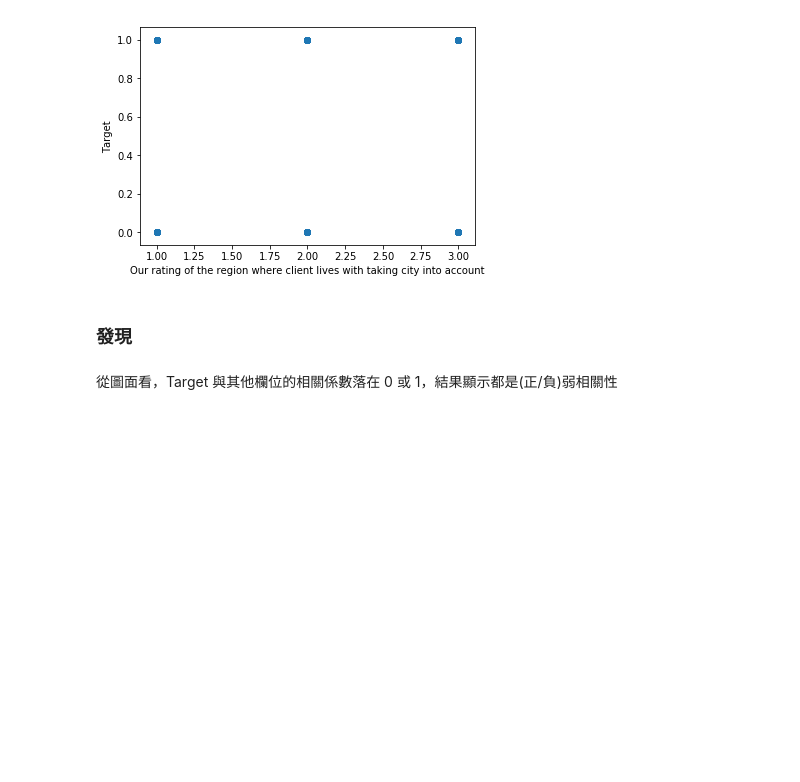
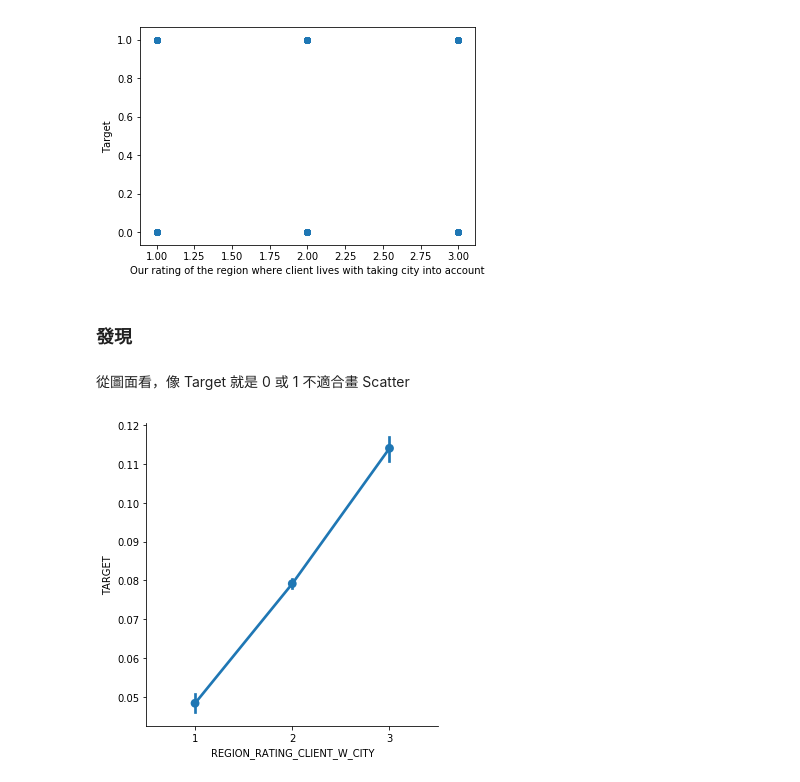
Before and after one commit to wrayz/2nd-ML100Days, a Jupyter notebook: homework/Day_010_HW.ipynb, the cells around one changed output. Saved outputs shown, nothing was run; the diff lists cells and outputs as text; code cells hidden in the pictures; blank space fills up the shorter version.

```diff
--- a/homework/Day_010_HW.ipynb
+++ b/homework/Day_010_HW.ipynb
@@ -142,4 +143,8 @@ plt.show()
 # %% [markdown]
 ### 發現
 # %% [markdown]
-從圖面看，Target 與其他欄位的相關係數落在 0 或 1，結果顯示都是(正/負)弱相關性
+從圖面看，像 Target 就是 0 或 1 不適合畫 Scatter
+# %%
+sns.factorplot(x='REGION_RATING_CLIENT_W_CITY',y='TARGET',data=app_train);
+# %% [output]
+[figure, added]
```
Also changed, not shown: parts of 1 cell of this notebook, 2 other files.
